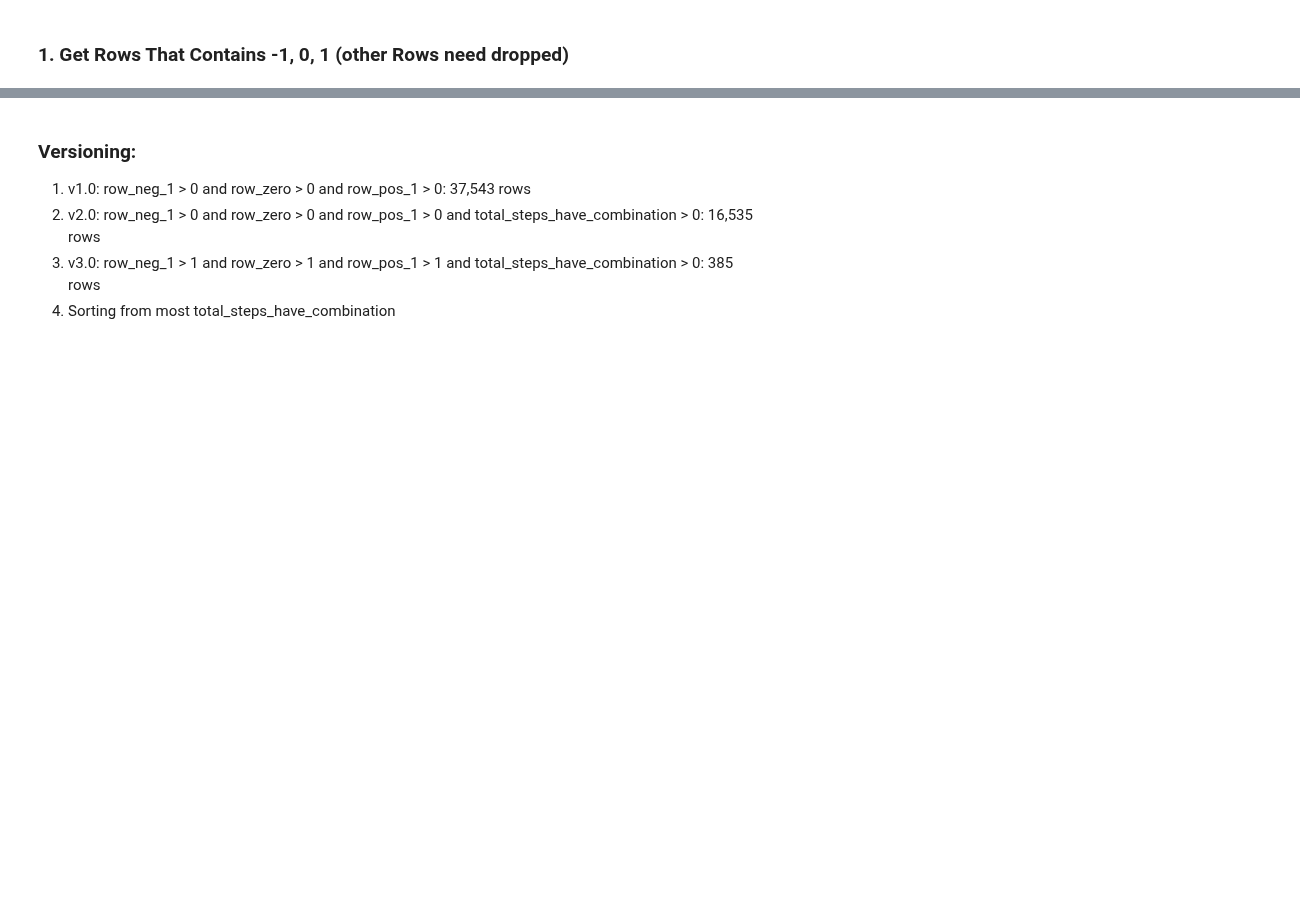
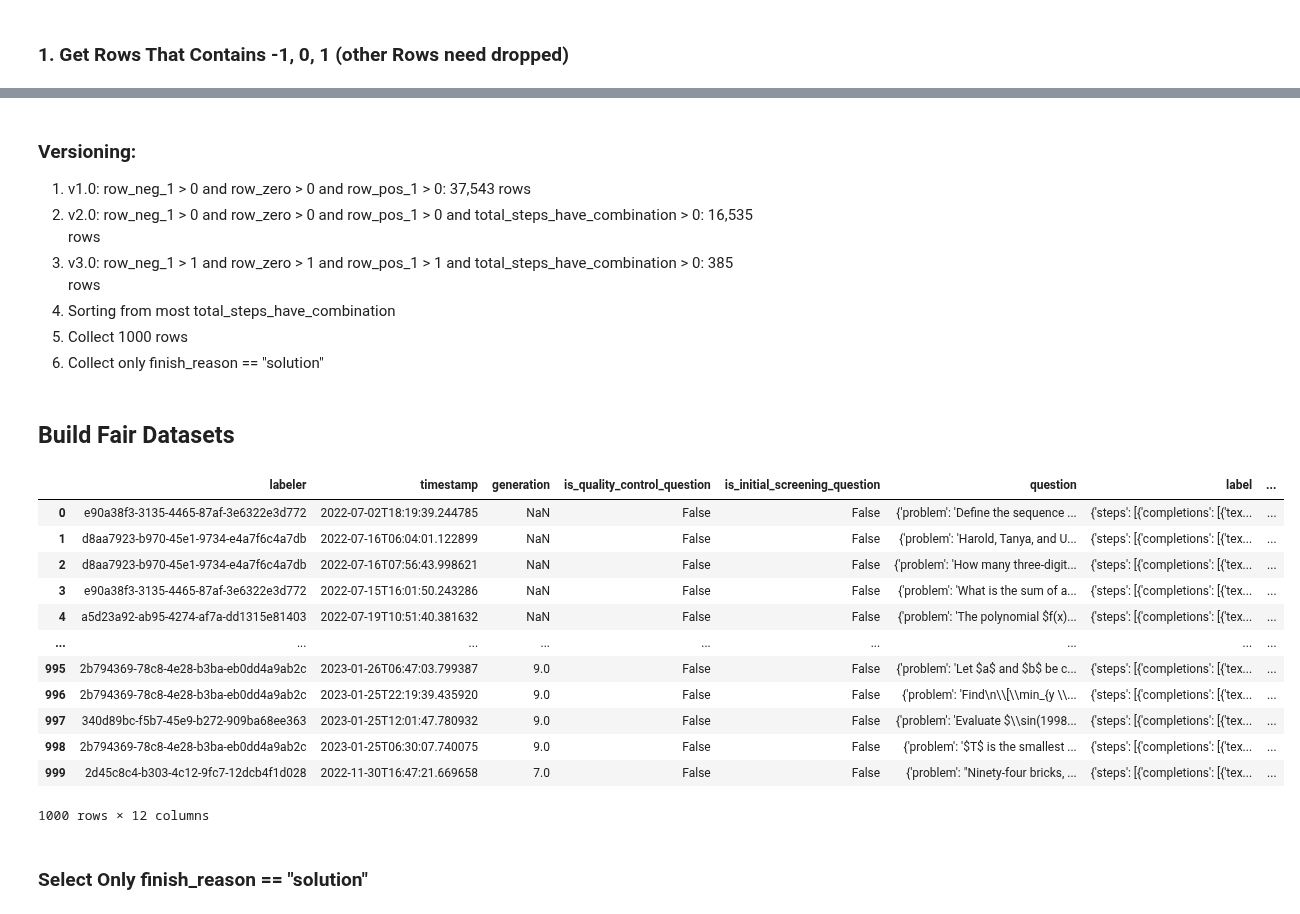
Before and after one commit to eugeniusms/textgrad-TextualVerifier, a Jupyter notebook: evaluation/deep_experiment/02-Get-Dataset-Samples.ipynb, the cells around one changed output, grey strips where cells are left out. Cells and saved outputs as stored; diff of their text form; code cells hidden in the pictures; blank space fills up the shorter version.

Commit message:
feat: update experiment prep data

```diff
--- a/evaluation/deep_experiment/02-Get-Dataset-Samples.ipynb
+++ b/evaluation/deep_experiment/02-Get-Dataset-Samples.ipynb
@@ -131,3 +193,26 @@ df_contains_all_rating
 2. v2.0: row_neg_1 > 0 and row_zero > 0 and row_pos_1 > 0 and total_steps_have_combination > 0: 16,535 rows
 3. v3.0: row_neg_1 > 1 and row_zero > 1 and row_pos_1 > 1 and total_steps_have_combination > 0: 385 rows
 4. Sorting from most total_steps_have_combination
+5. Collect 1000 rows
+6. Collect only finish_reason == "solution"
+# %% [markdown]
+## Build Fair Datasets
+# %%
+prm800k_all_rating = pd.read_csv("dataset/prm800k-experiment-01-contains-all-rating.csv")
+prm800k_all_rating
+# %% [output]
+|  | labeler | timestamp | generation | is_quality_control_question | is_initial_screening_question | question | label | ... |
+| 0 | e90a38f3-3135-4465-87af-3e6322e3d772 | 2022-07-02T18:19:39.244785 | NaN | False | False | {'problem': 'Define the sequence ... | {'steps': [{'completions': [{'tex... | ... |
+| 1 | d8aa7923-b970-45e1-9734-e4a7f6c4a7db | 2022-07-16T06:04:01.122899 | NaN | False | False | {'problem': 'Harold, Tanya, and U... | {'steps': [{'completions': [{'tex... | ... |
+| 2 | d8aa7923-b970-45e1-9734-e4a7f6c4a7db | 2022-07-16T07:56:43.998621 | NaN | False | False | {'problem': 'How many three-digit... | {'steps': [{'completions': [{'tex... | ... |
+| 3 | e90a38f3-3135-4465-87af-3e6322e3d772 | 2022-07-15T16:01:50.243286 | NaN | False | False | {'problem': 'What is the sum of a... | {'steps': [{'completions': [{'tex... | ... |
+| 4 | a5d23a92-ab95-4274-af7a-dd1315e81403 | 2022-07-19T10:51:40.381632 | NaN | False | False | {'problem': 'The polynomial $f(x)... | {'steps': [{'completions': [{'tex... | ... |
+| ... | ... | ... | ... | ... | ... | ... | ... | ... |
+| 995 | 2b794369-78c8-4e28-b3ba-eb0dd4a9ab2c | 2023-01-26T06:47:03.799387 | 9.0 | False | False | {'problem': 'Let $a$ and $b$ be c... | {'steps': [{'completions': [{'tex... | ... |
+| 996 | 2b794369-78c8-4e28-b3ba-eb0dd4a9ab2c | 2023-01-25T22:19:39.435920 | 9.0 | False | False | {'problem': 'Find\n\\[\\min_{y \\... | {'steps': [{'completions': [{'tex... | ... |
+| 997 | 340d89bc-f5b7-45e9-b272-909ba68ee363 | 2023-01-25T12:01:47.780932 | 9.0 | False | False | {'problem': 'Evaluate $\\sin(1998... | {'steps': [{'completions': [{'tex... | ... |
+| 998 | 2b794369-78c8-4e28-b3ba-eb0dd4a9ab2c | 2023-01-25T06:30:07.740075 | 9.0 | False | False | {'problem': '$T$ is the smallest ... | {'steps': [{'completions': [{'tex... | ... |
+| 999 | 2d45c8c4-b303-4c12-9fc7-12dcb4f1d028 | 2022-11-30T16:47:21.669658 | 7.0 | False | False | {'problem': "Ninety-four bricks, ... | {'steps': [{'completions': [{'tex... | ... |
+1000 rows × 12 columns
+# %% [markdown]
+### Select Only finish_reason == "solution"
```
Also changed, not shown: parts of 5 cells of this notebook, 1 other file.
